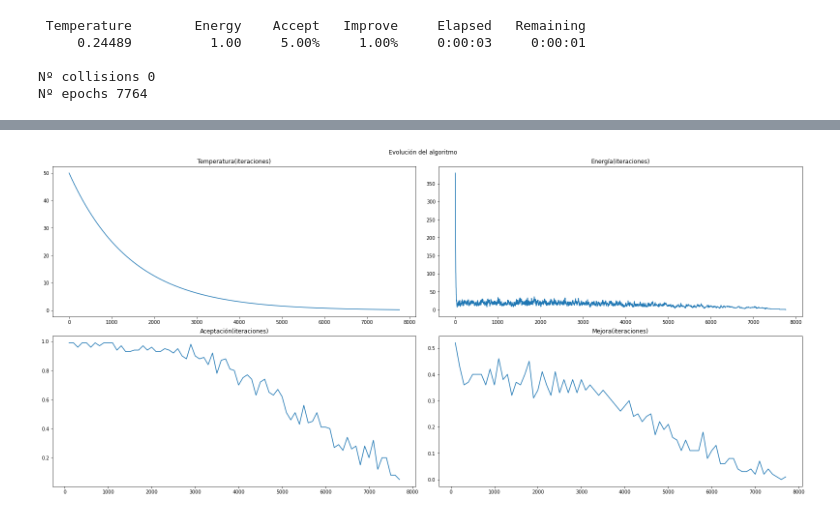
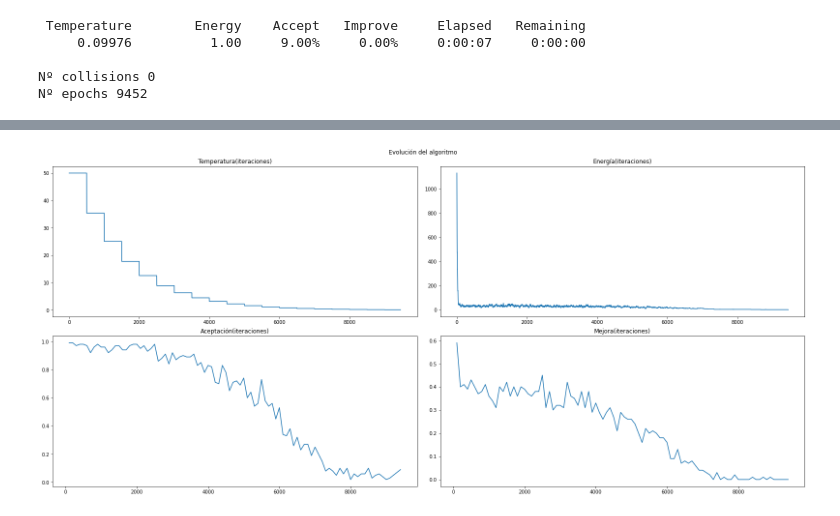
Before and after one commit to aanxel/MetodosDeSimulacion, a Jupyter notebook: Practica2/NReinas.ipynb, the cells around one changed output, grey strips where cells are left out. Saved outputs shown, nothing was run; the diff lists cells and outputs as text; code cells hidden in the pictures.

```diff
--- a/Practica2/NReinas.ipynb
+++ b/Practica2/NReinas.ipynb
@@ -64,15 +64,15 @@ def test_annealer(Ann, N=50, update_ratio=None, t_max=25000, t_min=2.5, steps=50
     display_board(best_sol)
     ann.plot_evolution()
 # %%
-test_annealer(NQueensBaseAnnealer, N=50, update_ratio=None, t_max=50, t_min=0.05, steps=10000, L=1)
+test_annealer(NQueensBaseAnnealer, N=50, update_ratio=None, t_max=50, t_min=0.05, steps=10000, L=500)
 # %% [output]
  Temperature        Energy    Accept   Improve     Elapsed   Remaining
-     0.24489          1.00     5.00%     1.00%     0:00:03     0:00:01
+     0.09976          1.00     9.00%     0.00%     0:00:07     0:00:00
 
 Nº collisions 0
-Nº epochs 7764
+Nº epochs 9452
 [drawing not drawn]
-[figure, old version]
+[figure, new version]
 # %%
 from NReinas import NQueensBaseAnnealer, Alt1NQueensBaseAnnealer, Alt2NQueensBaseAnnealer
 
```
Also changed, not shown: 1 other file.
